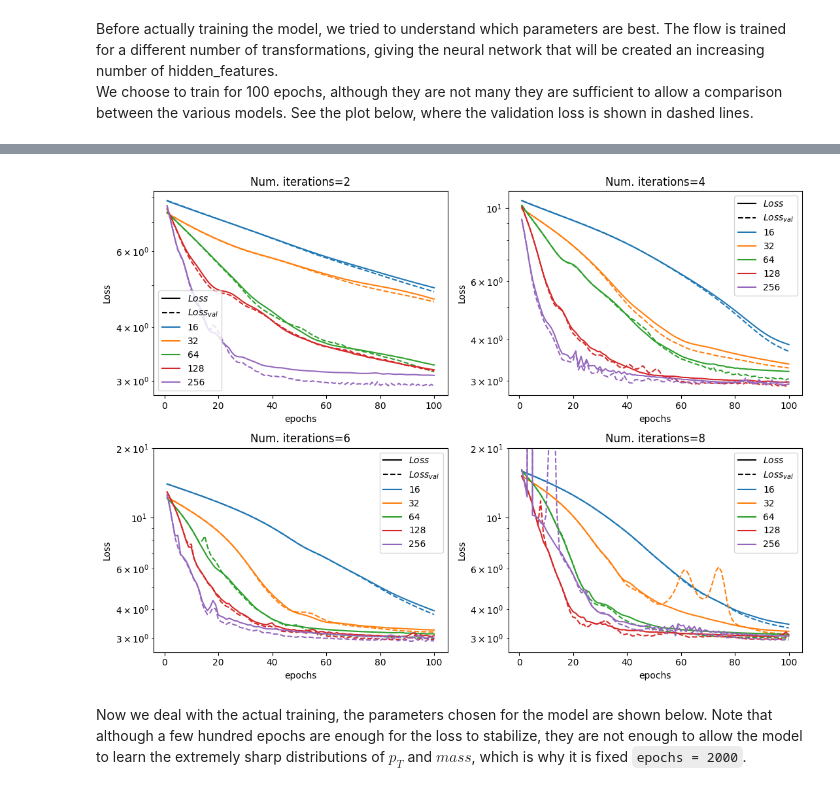
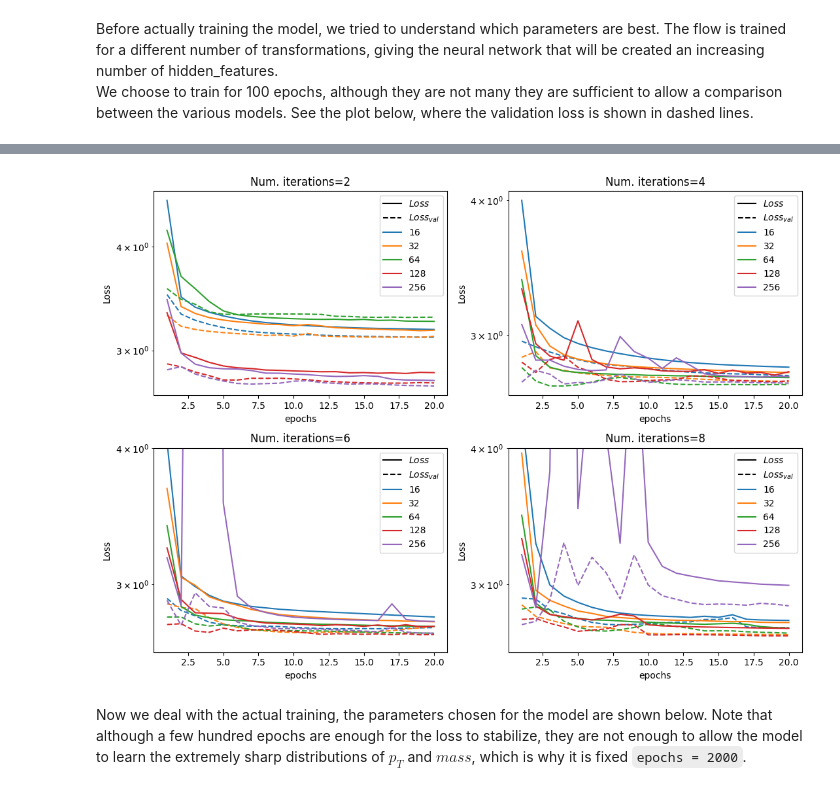
Before and after one commit to igordt/CMEPDA, a Jupyter notebook: originale.ipynb, the cells around one changed output, grey strips where cells are left out. Saved outputs shown, nothing was run; the diff lists cells and outputs as text; code cells hidden in the pictures.

Commit message:
update model optimizer with batches

```diff
--- a/originale.ipynb
+++ b/originale.ipynb
@@ -232,7 +233,9 @@ We choose to train for 100 epochs, although they are not many they are sufficien
 range_iterations = ([2, 4, 6, 8])
 range_hidden_features = ([16, 32, 64, 128, 256])
 
-epochs = 100
+epochs = 20
+batch_size = 1024
+val_batch_size = 10000
 
 loss_storer = np.zeros(shape=(len(range_iterations),len(range_hidden_features),epochs))
 loss_storer_val = np.zeros(shape=(len(range_iterations),len(range_hidden_features),epochs))
@@ -241,17 +244,30 @@ for j in range(len(range_iterations)):
   it = range_iterations[j]
   for k in range(len(range_hidden_features)):
     hf = range_hidden_features[k]
-    flow_opt, optimizer_opt = model_definer(num_features=num_features, num_iterations=it, hidden_features=hf)
+    flow_opt, optimizer_opt, scheduler_opt= model_definer(num_features=num_features, num_iterations=it, hidden_features=hf, patience = 2, factor = 0.5, min_lr = 1e-6)
     start_i = time.time()
 
     for i in range(epochs):
-      optimizer_opt.zero_grad()
-      loss_opt = -flow_opt.log_prob(inputs=xt).mean()
-      loss_opt_val = -flow_opt.log_prob(inputs=xval).mean()
-      loss_opt.backward()
-      optimizer_opt.step()
-      loss_storer[j,k,i] = loss_opt.cpu().detach().numpy()
-      loss_storer_val[j,k,i] = loss_opt_val.cpu().detach().numpy()
+      epoch_loss = 0
+      for jj in tqdm(range(0,len(xt),batch_size)):
+        x_batch = xt[jj:jj+batch_size]
+        optimizer_opt.zero_grad()
+        loss_opt = -flow_opt.log_prob(inputs=x_batch).mean()
+        loss_opt.backward()
+        optimizer_opt.step()
+        epoch_loss += loss_opt.cpu().detach()
+      scheduler_opt.step(metrics=epoch_loss)
+      epoch_loss /= (len(xt)//batch_size)
+      loss_storer[j,k,i] = epoch_loss
+
+      with torch.no_grad():
+        epoch_val_loss = 0
+        for kk in range(0, len(xval),val_batch_size):
+          xval_batch = xval[kk:kk+val_batch_size]
+          loss_opt_val = -flow_opt.log_prob(inputs=xval_batch).mean().cpu()
+          epoch_val_loss += loss_opt_val
+        epoch_val_loss /= (len(xval)//val_batch_size)
+        loss_storer_val[j,k,i] = epoch_val_loss
     end_i = time.time()
     print('Time = {:0.05} s\n'.format(end_i-start_i))
 # %% [output]
@@ -275,34 +309,35 @@ Time = 38.398 s
 # %%
 figlosses, axs = plt.subplots(2, 2, figsize=(11, 8))
 colors = cm.tab10(np.linspace(0, 1, 10))
 
 for j in range(len(range_iterations)):
   if j<2: axs[0][j].plot(np.NaN, np.NaN,c='k',ls='-',label='$Loss$'), axs[0][j].plot(np.NaN, np.NaN,c='k',ls='--',label='$Loss_{val}$')
   else: axs[1][j-2].plot(np.NaN, np.NaN,c='k',ls='-',label='$Loss$'), axs[1][j-2].plot(np.NaN, np.NaN,c='k',ls='--',label='$Loss_{val}$')
   for h in range(len(range_hidden_features)):
     if j <2:
       axs[0][j].set_title('Num. iterations={}'.format(range_iterations[j]))
       axs[0][j].plot(range(1, epochs + 1), loss_storer[j, h, :], label=range_hidden_features[h], color=colors[h])
       axs[0][j].plot(range(1, epochs + 1), loss_storer_val[j, h, :], ls='--', color=colors[h])
       axs[0][j].set_xlabel('epochs')
       axs[0][j].set_yscale('log')
       axs[0][j].set_ylabel("Loss")
       axs[0][j].legend()
     else:
        axs[1][j-2].set_title('Num. iterations={}'.format(range_iterations[j]))
        axs[1][j-2].plot(range(1, epochs + 1), loss_storer[j, h, :], label=range_hidden_features[h], color=colors[h])
        axs[1][j-2].plot(range(1, epochs + 1), loss_storer_val[j, h, :], ls='--', color=colors[h])
        axs[1][j-2].set_xlabel('epochs')
        axs[1][j-2].set_yscale('log')
        axs[1][j-2].set_ylabel("Loss")
        axs[1][j-2].set_ylim(bottom=2.6,top=20)
        axs[1][j-2].legend()
-
+axs[1][0].set_ylim(top=4)
+axs[1][1].set_ylim(top=4)
 figlosses.tight_layout()
 plt.show()
 figlosses.savefig('figures/Model_optimization.pdf', dpi=190)
 # %% [output]
-[figure, old version]
+[figure, new version]
 # %% [markdown]
 Now we deal with the actual training, the parameters chosen for the model are shown below. Note that although a few hundred epochs are enough for the loss to stabilize, they are not enough to allow the model to learn the extremely sharp distributions of $p_T$ and $mass$, which is why it is fixed `epochs = 2000`.
 # %%
```
Also changed, not shown: parts of 6 cells of this notebook.
